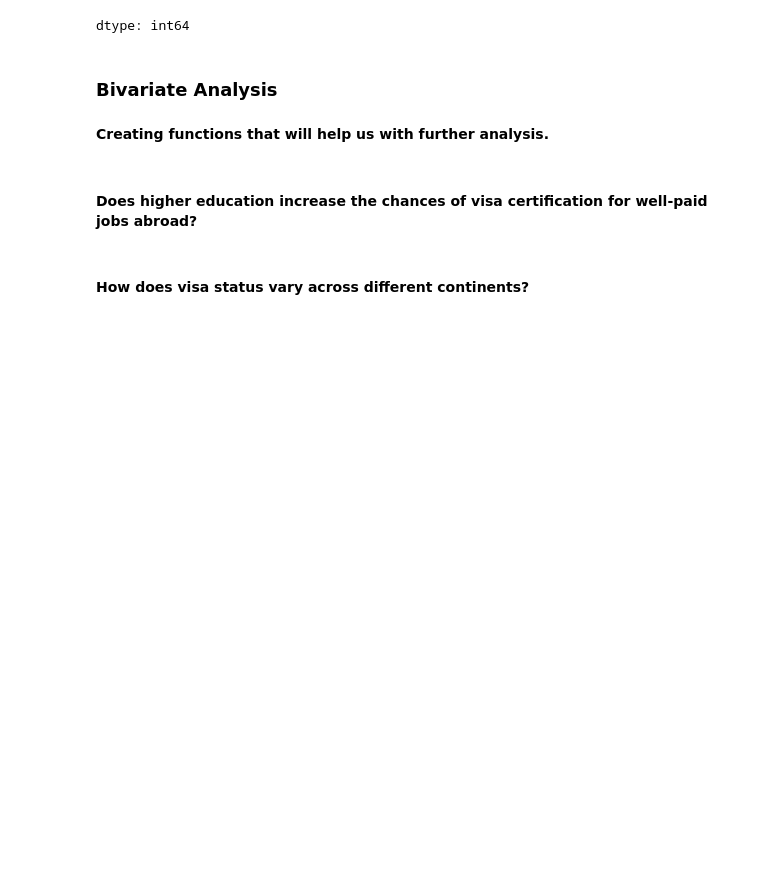
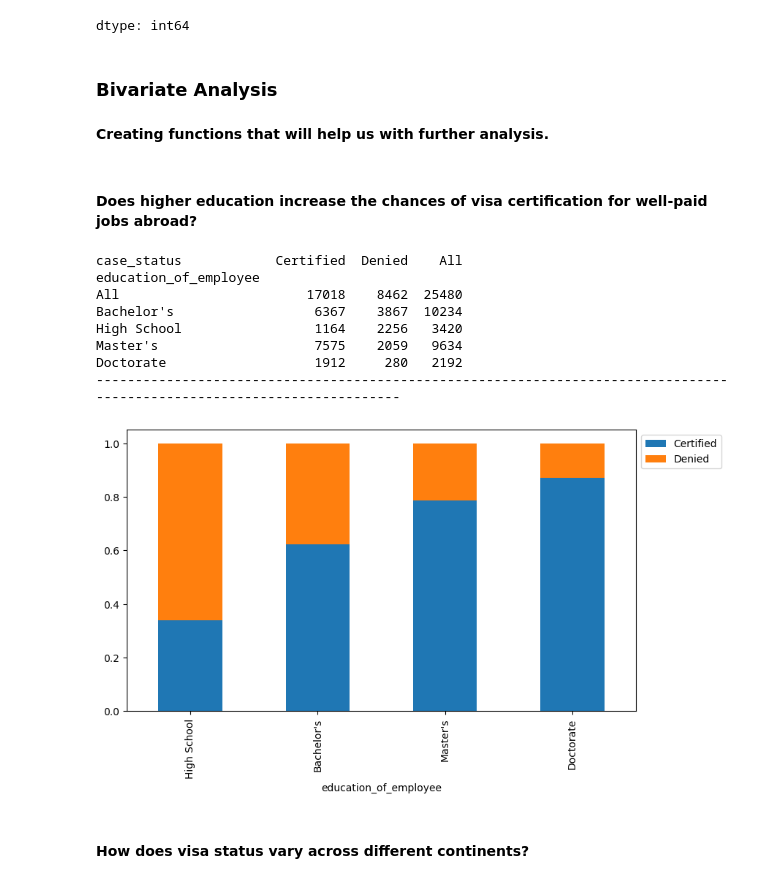
Before and after one commit to yash1thsa/machine_learning_pipelines, a Jupyter notebook: EasyVisa_Full_Code_Notebook.ipynb, the cells around one changed output. Cells and saved outputs as stored; diff of their text form; code cells hidden in the pictures; blank space fills up the shorter version.

```diff
--- a/EasyVisa_Full_Code_Notebook.ipynb
+++ b/EasyVisa_Full_Code_Notebook.ipynb
@@ -455,5 +485,22 @@ def stacked_barplot(data, predictor, target):
     plt.show()
 # %% [markdown]
 #### Does higher education increase the chances of visa certification for well-paid jobs abroad?
+# %%
+stacked_barplot(data, 'education_of_employee', 'case_status')
+#Doctorate has highest approval with 87%
+#Masters has the next highest approval with 78%
+#Bachelor has the next highest approval with 62%
+#High school has the least approval with 34%
+#Education level is positively correlated with approval odds
+# %% [output]
+case_status            Certified  Denied    All
+education_of_employee
+All                        17018    8462  25480
+Bachelor's                  6367    3867  10234
+High School                 1164    2256   3420
+Master's                    7575    2059   9634
+Doctorate                   1912     280   2192
+------------------------------------------------------------------------------------------------------------------------
+[figure, added]
 # %% [markdown]
 #### How does visa status vary across different continents?
```
Also changed, not shown: parts of 75 cells of this notebook.
